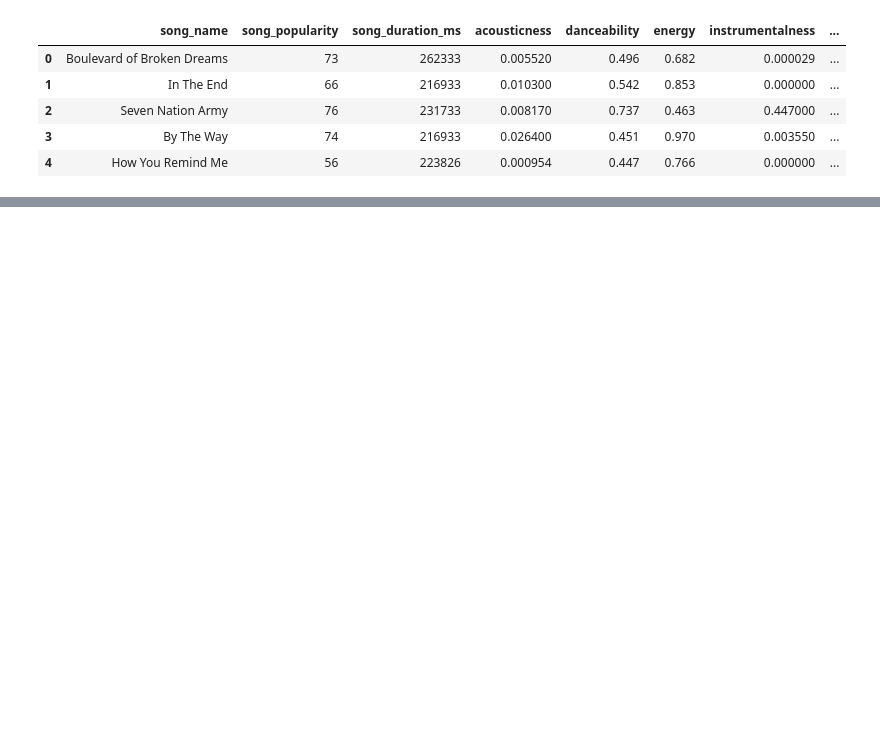
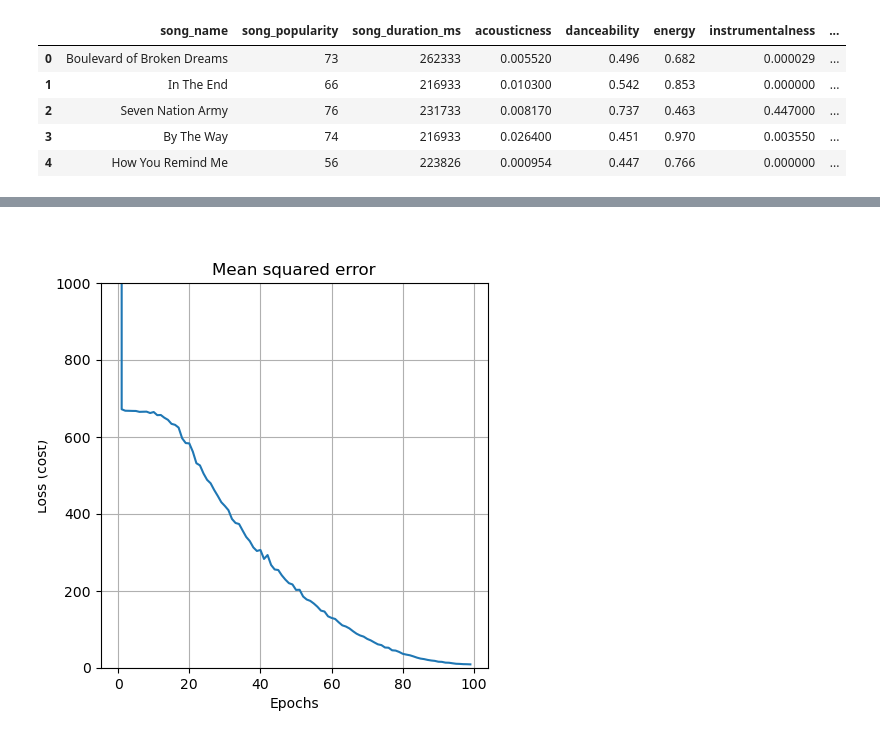
Before and after one commit to EmileJ11/MachineLearning, a Jupyter notebook: regression.ipynb, the cells around one changed output, grey strips where cells are left out. Cells and saved outputs as stored; diff of their text form; code cells hidden in the pictures; blank space fills up the shorter version.

Commit message:
regression model added regularization, works pretty well. removed danceability_prediction_multiclass_classification

```diff
--- a/regression.ipynb
+++ b/regression.ipynb
@@ -33,17 +33,14 @@ model_regression = Sequential(
         ### START CODE HERE ###
 
         #tf.keras.Input(shape=(14,)),  # specify input shape
-        Dense(200, activation='relu', name="L1"),
-        Dense(100, activation='relu', name="L2"),
+        Dense(10, activation='relu', name="L1", kernel_regularizer=tf.keras.regularizers.l2(0.1)), # Regularization
+        Dense(5, activation='relu', name="L2", kernel_regularizer=tf.keras.regularizers.l2(0.1)), # Regularization
         Dense(1, activation='linear', name="Output"),  # Linear activation for regression
 
         ### END CODE HERE ###
     ], name="my_regression_model"
 )
-model_regression.compile(loss='mean_squared_error', optimizer=tf.keras.optimizers.Adam(learning_rate=0.0005))
-
-# Assuming 'y_reg' is your regression target variable
-history_regression = model_regression.fit(
-    X, y,
-    epochs=40
-)
+model_regression.compile(
+    loss='mean_squared_error',
+    optimizer=tf.keras.optimizers.Adam(learning_rate=0.0001),
+     )
@@ -67,0 +47,6 @@ Epoch 40/40
+# %%
+# Assuming 'y_reg' is your regression target variable
+history_regression = model_regression.fit(
+    X, y,
+    epochs=100
+)
@@ -79,0 +83,15 @@ Predicted value for regression: [[58.618874]]
+# %%
+def plot_loss_tf(history):
+    fig,ax = plt.subplots(1,1, figsize = (5,5))
+    ax.plot(history.history['loss'], label='loss')
+    ax.set_ylim([0, 1000])
+    ax.set_xlabel('Epochs')
+    ax.set_ylabel('Loss (cost)')
+
+    plt.title("Mean squared error")
+    ax.grid(True)
+    plt.show()
+
+plot_loss_tf(history_regression)
+# %% [output]
+[figure, added]
```
Also changed, not shown: parts of 3 cells of this notebook, 1 other file.
